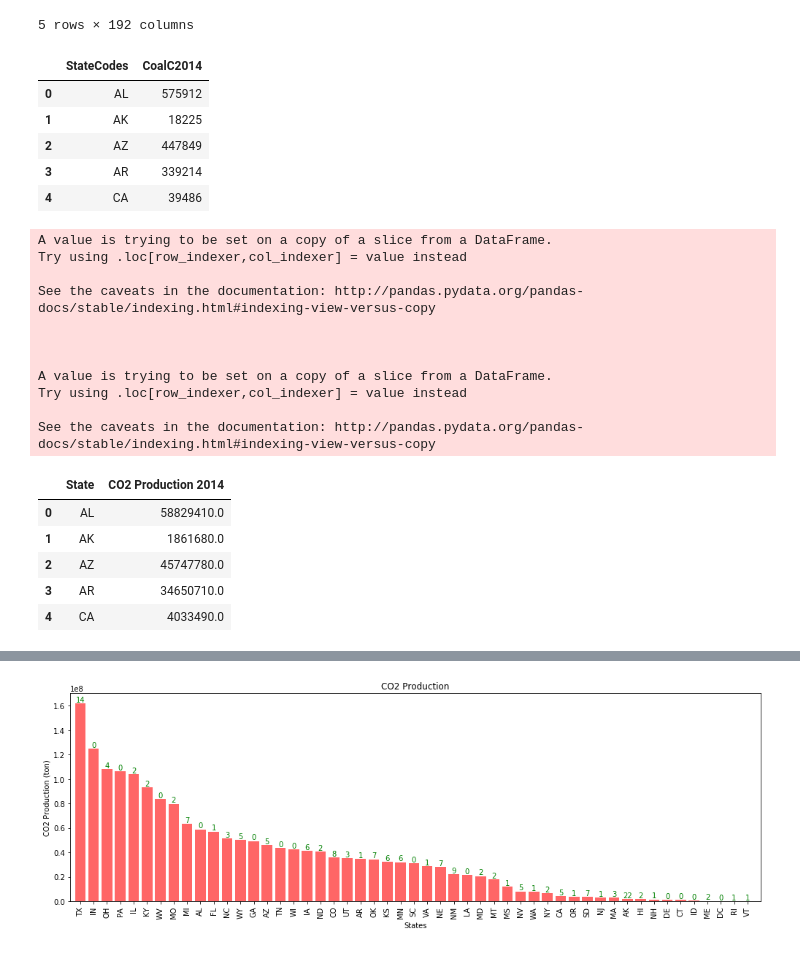
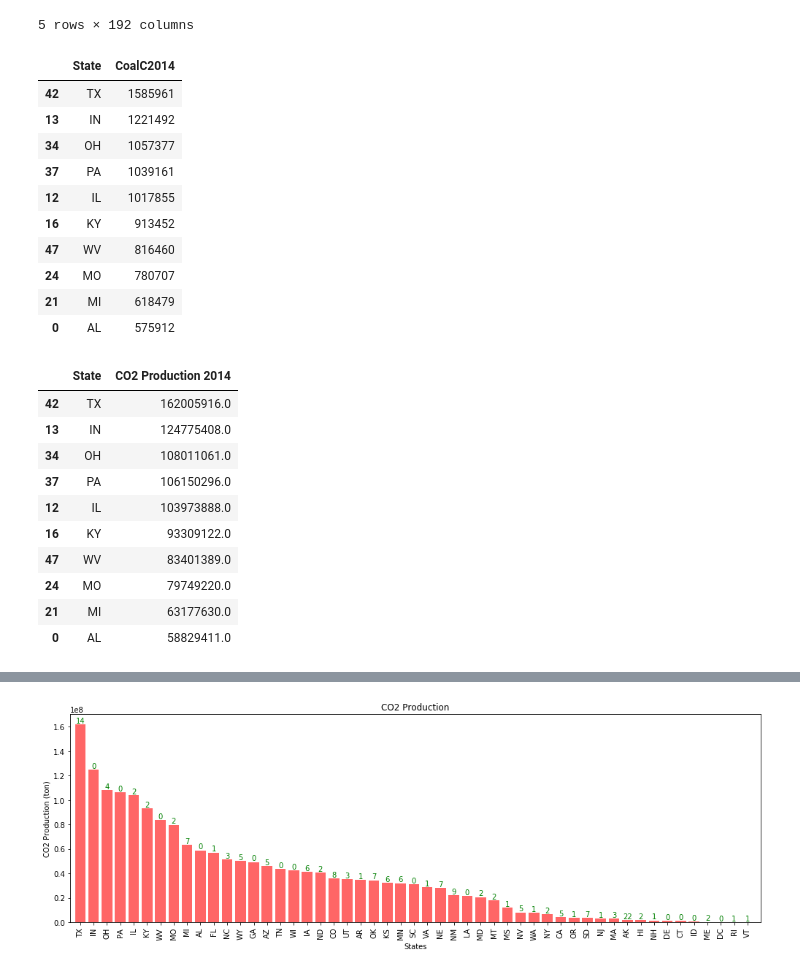
Before and after one commit to vienvo/AlternativeEnergy, a Jupyter notebook: notebooks/Fawn/Notebook/Fang _working_file.ipynb, the cells around one changed output, grey strips where cells are left out. Saved outputs shown, nothing was run; the diff lists cells and outputs as text; code cells hidden in the pictures.

```diff
--- a/notebooks/Fawn/Notebook/Fang _working_file.ipynb
+++ b/notebooks/Fawn/Notebook/Fang _working_file.ipynb
@@ -91,12 +91,3 @@ Energy_Census_df.head()
 | 3 | AR | Arkansas | 3.0 | 7.0 | 0.0 | 0.0 | 1120632 | 1122544 | 1067642 | ... |
 | 4 | CA | California | 4.0 | 9.0 | 1.0 | 0.0 | 7760629 | 7777115 | 7564063 | ... |
 5 rows × 192 columns
-# %%
-Energy_Census_df[['StateCodes','CoalC2014']].head()
-# %% [output]
-|  | StateCodes | CoalC2014 |
-| 0 | AL | 575912 |
-| 1 | AK | 18225 |
-| 2 | AZ | 447849 |
-| 3 | AR | 339214 |
-| 4 | CA | 39486 |
@@ -106,35 +94,50 @@ Energy_Census_df = Energy_Census_df[Energy_Census_df['StateCodes']!='US']
+# %%
+# We only retrieve "StateCodes" and 'CoalC2014' from the original dataset
+Energy_Census_df = Energy_Census_df[['StateCodes','CoalC2014']]
+# %%
+#Delete unwanted rows , sort the values for CoalC2014 column and rename column StateCodes
+Energy_Census_df = Energy_Census_df[Energy_Census_df['StateCodes']!='US']
+Energy_Census_df = Energy_Census_df.sort_values(by = 'CoalC2014',ascending=False)
+Energy_Census_df = Energy_Census_df.rename(columns= {"StateCodes":"State"})
+Energy_Census_df.head(10)
+# %% [output]
+|  | State | CoalC2014 |
+| 42 | TX | 1585961 |
+| 13 | IN | 1221492 |
+| 34 | OH | 1057377 |
+| 37 | PA | 1039161 |
+| 12 | IL | 1017855 |
+| 16 | KY | 913452 |
+| 47 | WV | 816460 |
+| 24 | MO | 780707 |
+| 21 | MI | 618479 |
+| 0 | AL | 575912 |
 # %%
 # Source: https://www.eia.gov/coal/production/quarterly/co2_article/co2.html
 # "CoalC2014": Coal total consumption in billion BTU in 2014
 # Btu :British thermal units
 # Coal emits about 204.3 pounds of carbon dioxide per million Btu when completely burned.
 # 2000 lb/ 1 tons
 
 #Here we investigate carbon dioxide production by coal For each state in 2014
-CO2_2014produc_df = Energy_Census_df[['StateCodes','CoalC2014']]
+CO2_2014produc_df = Energy_Census_df
 # Covert Coal consumption to Carbon Dioxide production (ton)
 CO2_2014produc_df['CoalC2014'] = (CO2_2014produc_df['CoalC2014']*204300)/2000
-CO2_2014produc_df['CoalC2014']= round(CO2_2014produc_df['CoalC2014'], -1)
-CO2_2014produc_df = CO2_2014produc_df.rename(columns={"StateCodes":"State",'CoalC2014':'CO2 Production 2014'})
-CO2_2014produc_df.head()
+CO2_2014produc_df['CoalC2014']= round(CO2_2014produc_df['CoalC2014'], 0)
+CO2_2014produc_df = CO2_2014produc_df.rename(columns={'CoalC2014':'CO2 Production 2014'})
+CO2_2014produc_df.head(10)
 # %% [output]
-A value is trying to be set on a copy of a slice from a DataFrame.
-Try using .loc[row_indexer,col_indexer] = value instead
-
-See the caveats in the documentation: http://pandas.pydata.org/pandas-docs/stable/indexing.html#indexing-view-versus-copy
-
-
-
-A value is trying to be set on a copy of a slice from a DataFrame.
-Try using .loc[row_indexer,col_indexer] = value instead
-
-See the caveats in the documentation: http://pandas.pydata.org/pandas-docs/stable/indexing.html#indexing-view-versus-copy
 |  | State | CO2 Production 2014 |
-| 0 | AL | 58829410.0 |
-| 1 | AK | 1861680.0 |
-| 2 | AZ | 45747780.0 |
-| 3 | AR | 34650710.0 |
-| 4 | CA | 4033490.0 |
+| 42 | TX | 162005916.0 |
+| 13 | IN | 124775408.0 |
+| 34 | OH | 108011061.0 |
+| 37 | PA | 106150296.0 |
+| 12 | IL | 103973888.0 |
+| 16 | KY | 93309122.0 |
+| 47 | WV | 83401389.0 |
+| 24 | MO | 79749220.0 |
+| 21 | MI | 63177630.0 |
+| 0 | AL | 58829411.0 |
 # %%
 # Plot carbon dioxide production by coal for each state
 data = dict(type = 'choropleth',
```
Also changed, not shown: parts of 6 cells of this notebook, 1 other file.
